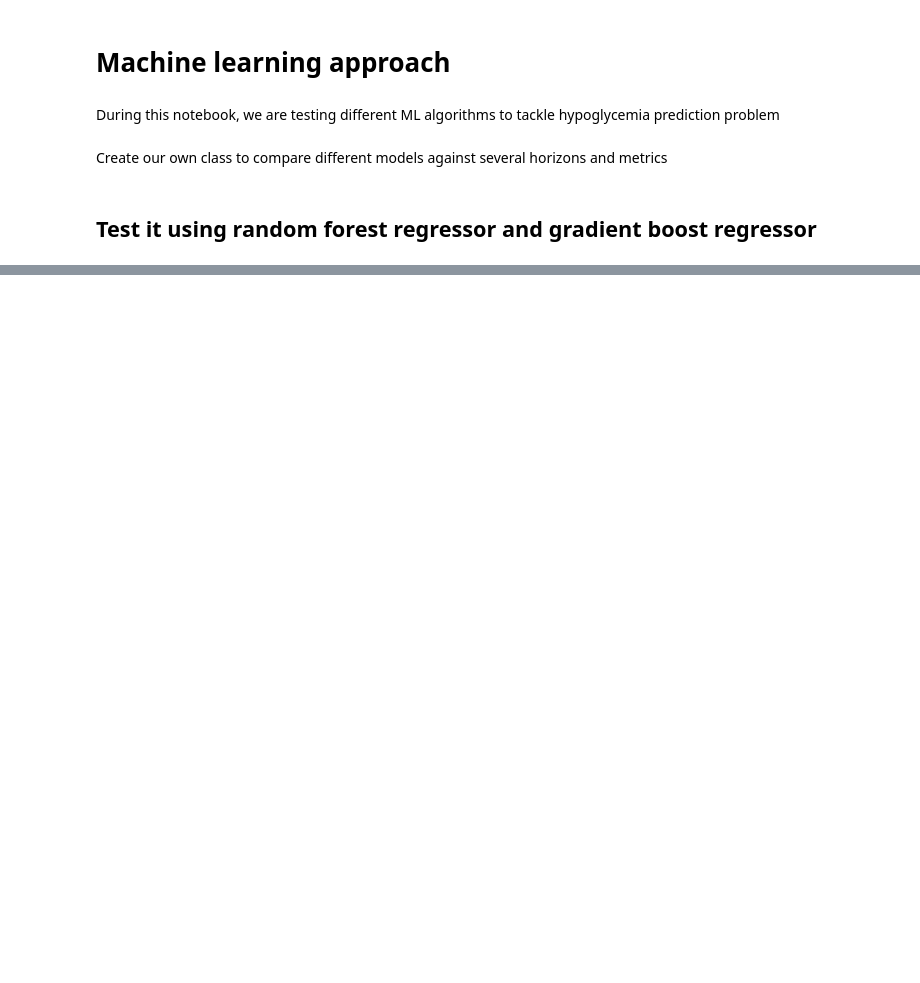
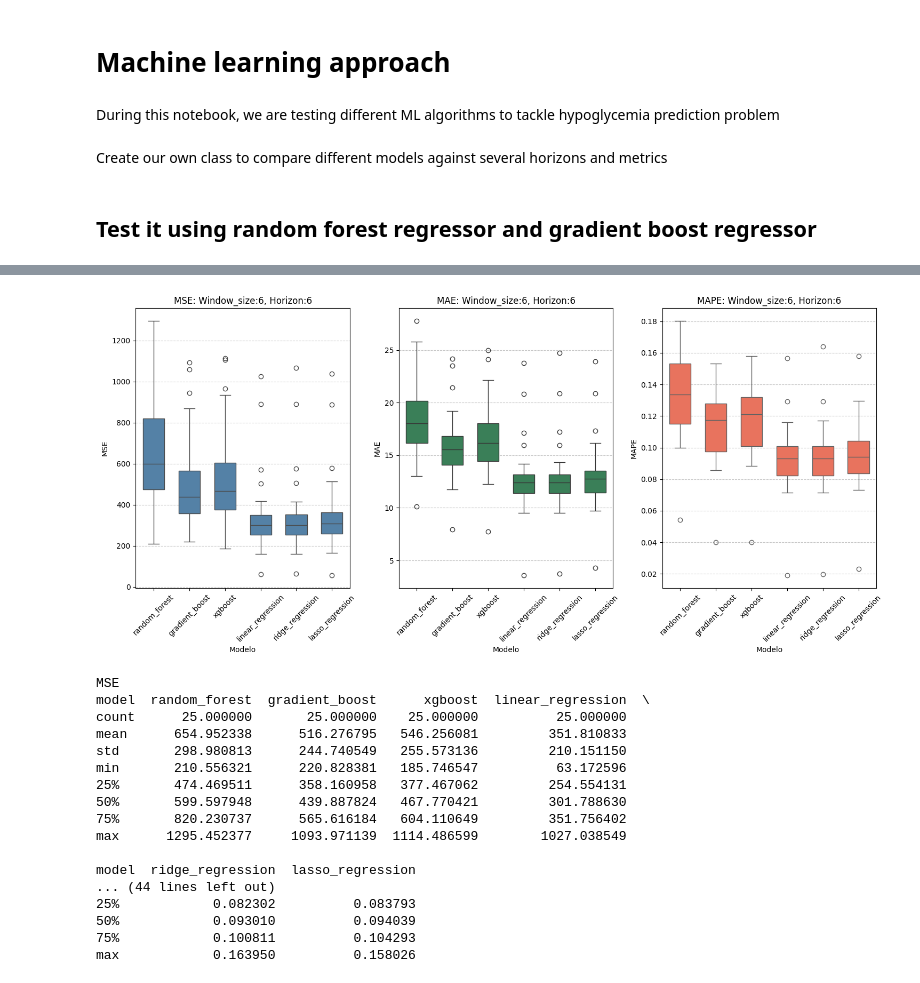
Before and after one commit to Arturo2711/Hypoglycemia_Prediction, a Jupyter notebook: notebooks/mlapproach.ipynb, the cells around one changed output, grey strips where cells are left out. Drawn from its saved outputs; the diff is of its cells as text; code cells hidden in the pictures; blank space fills up the shorter version.

```diff
--- a/notebooks/mlapproach.ipynb
+++ b/notebooks/mlapproach.ipynb
@@ -248,0 +254,33 @@ max         0.180158        0.153255  ...           0.156503          0.163386
+# %%
+horizon_6 = Models_Horizon(
+    cut_point=cut_point,
+    test_size=test_size,
+    window_size=window_size,
+    horizon=6,
+    folds=folds,
+    models=models,
+    model_names=model_names,
+    metrics=metrics
+)
+# %%
+horizon_6.test_models()
+horizon_6.visualize_model_comparison()
+# %% [output]
+[figure, added]
+MSE
+model  random_forest  gradient_boost      xgboost  linear_regression  \
+count      25.000000       25.000000    25.000000          25.000000
+mean      654.952338      516.276795   546.256081         351.810833
+std       298.980813      244.740549   255.573136         210.151150
+min       210.556321      220.828381   185.746547          63.172596
+25%       474.469511      358.160958   377.467062         254.554131
+50%       599.597948      439.887824   467.770421         301.788630
+75%       820.230737      565.616184   604.110649         351.756402
+max      1295.452377     1093.971139  1114.486599        1027.038549
+
+model  ridge_regression  lasso_regression
+... (44 lines left out)
+25%            0.082302          0.083793
+50%            0.093010          0.094039
+75%            0.100811          0.104293
+max            0.163950          0.158026
```
Also changed, not shown: parts of 7 cells of this notebook, 5 other files.
